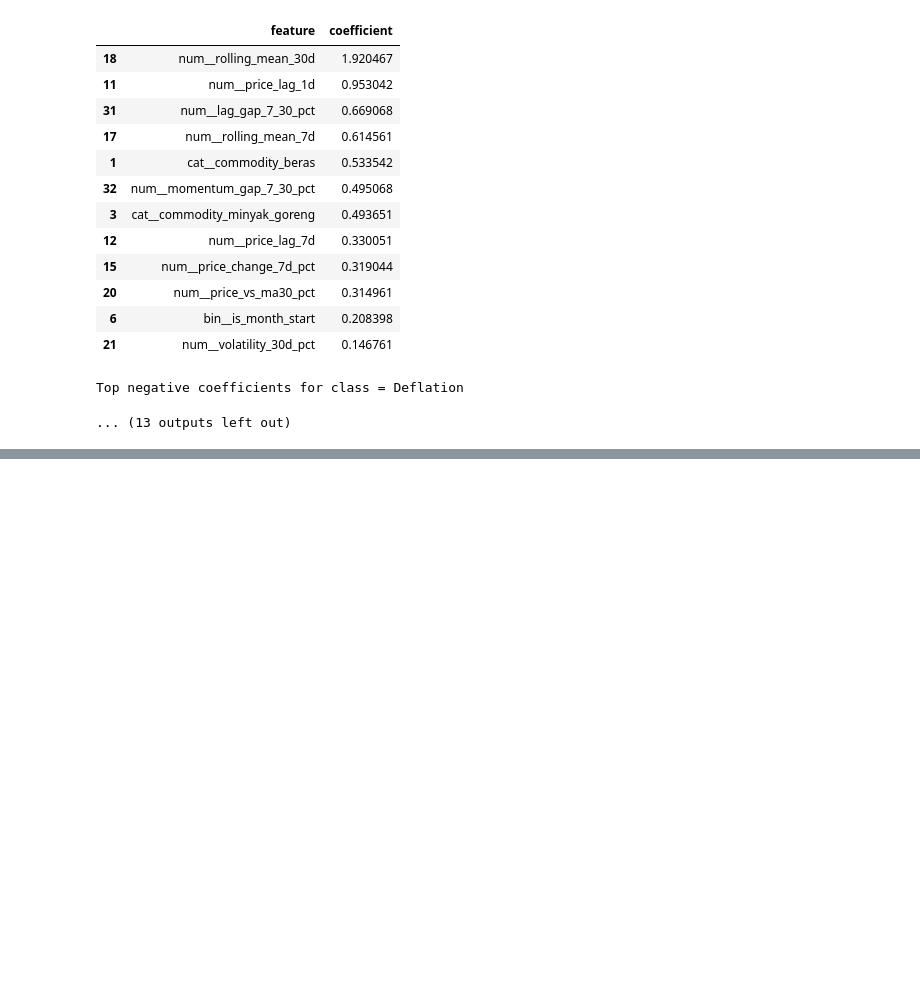
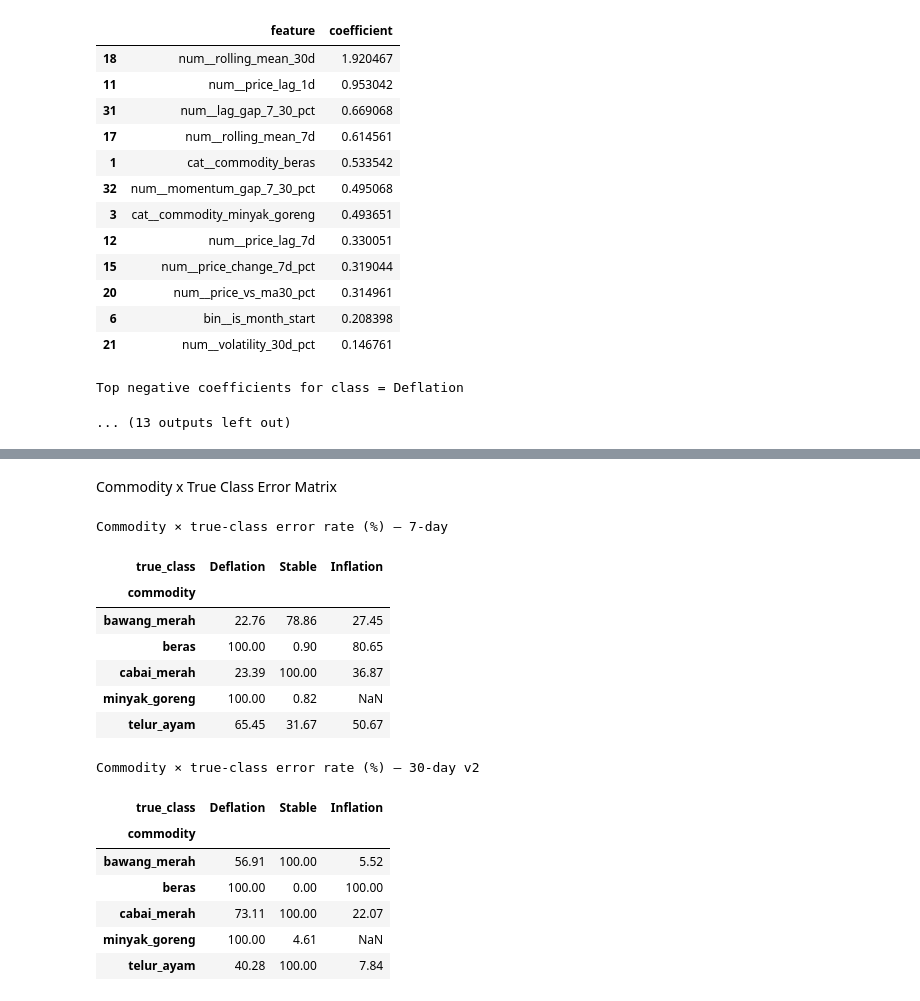
Before and after one commit to Cara-Notte/Mercatorie, a Jupyter notebook: notebooks/ml_notebook.ipynb, the cells around one changed output, grey strips where cells are left out. Saved outputs shown, nothing was run; the diff lists cells and outputs as text; code cells hidden in the pictures; blank space fills up the shorter version.

```diff
--- a/notebooks/ml_notebook.ipynb
+++ b/notebooks/ml_notebook.ipynb
@@ -2249,0 +2465,34 @@ Top negative coefficients for class = Deflation
+# %% [markdown]
+Commodity x True Class Error Matrix
+# %%
+def commodity_class_error_matrix(df, label):
+    matrix = (
+        df.groupby(["commodity", "true_class"])["is_error"]
+          .mean()
+          .unstack()
+          .reindex(columns=["Deflation", "Stable", "Inflation"])
+    ) * 100
+
+    print(f"\nCommodity × true-class error rate (%) — {label}")
+    display(matrix.round(2))
+    return matrix
+
+commodity_class_errors_7d = commodity_class_error_matrix(error_7d, "7-day")
+commodity_class_errors_30d = commodity_class_error_matrix(error_30d, "30-day v2")
+# %% [output]
+Commodity × true-class error rate (%) — 7-day
+| true_class | Deflation | Stable | Inflation |
+| commodity |  |  |  |
+| bawang_merah | 22.76 | 78.86 | 27.45 |
+| beras | 100.00 | 0.90 | 80.65 |
+| cabai_merah | 23.39 | 100.00 | 36.87 |
+| minyak_goreng | 100.00 | 0.82 | NaN |
+| telur_ayam | 65.45 | 31.67 | 50.67 |
+Commodity × true-class error rate (%) — 30-day v2
+| true_class | Deflation | Stable | Inflation |
+| commodity |  |  |  |
+| bawang_merah | 56.91 | 100.00 | 5.52 |
+| beras | 100.00 | 0.00 | 100.00 |
+| cabai_merah | 73.11 | 100.00 | 22.07 |
+| minyak_goreng | 100.00 | 4.61 | NaN |
+| telur_ayam | 40.28 | 100.00 | 7.84 |
```
Also changed, not shown: parts of 13 cells of this notebook.
